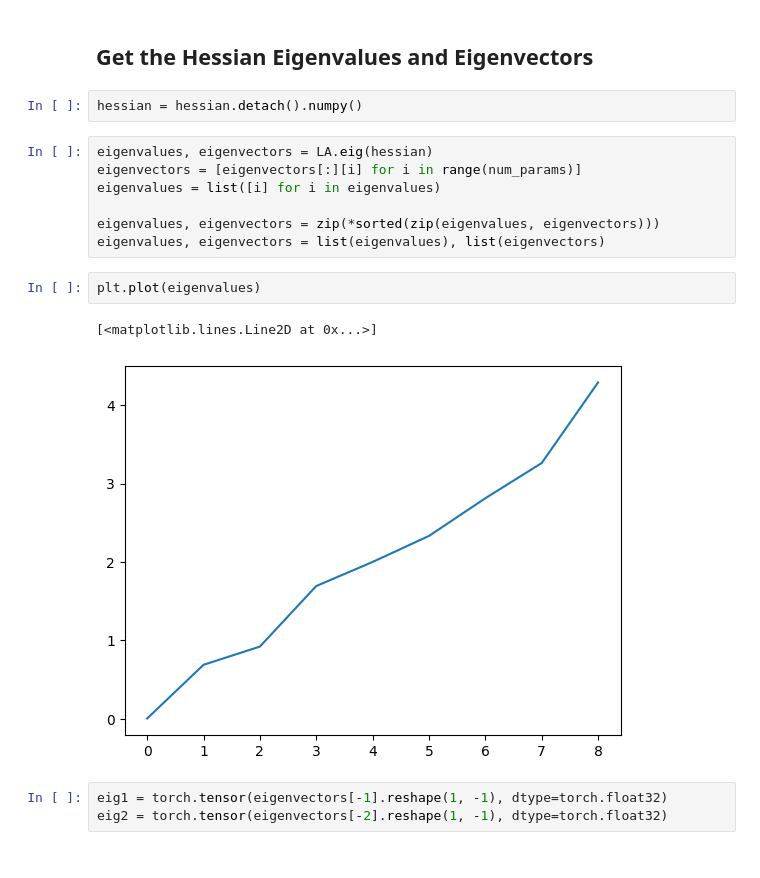
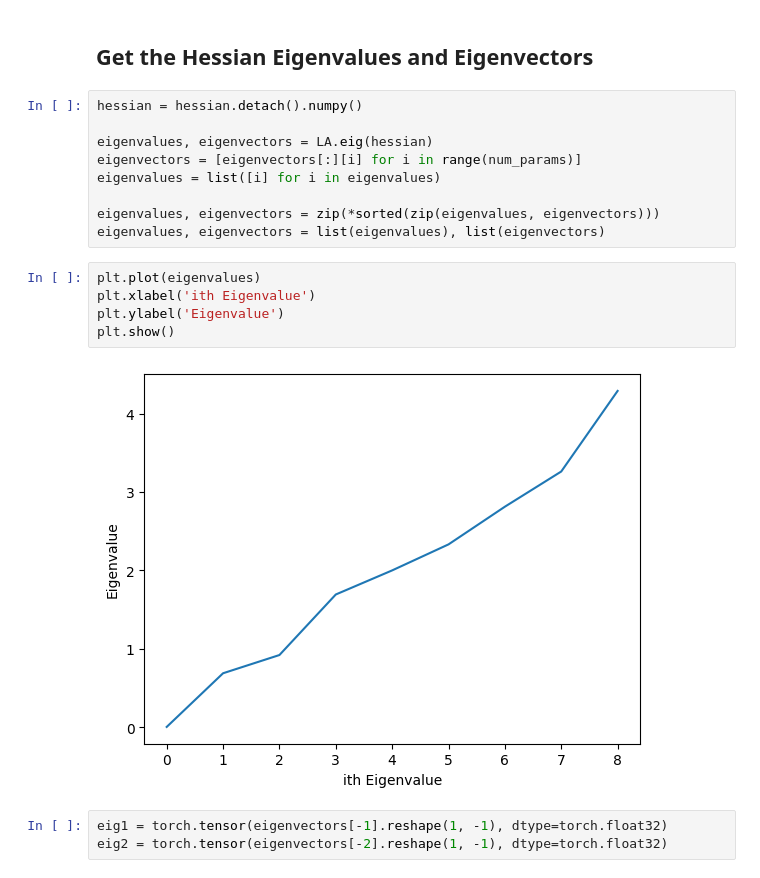
Before and after one commit to daleas0120/townhall_tutorial, a Jupyter notebook: nb1_loss_landscape.ipynb, the cells around one changed output. Saved outputs shown, nothing was run; the diff lists cells and outputs as text.

```diff
--- a/nb1_loss_landscape.ipynb
+++ b/nb1_loss_landscape.ipynb
@@ -144,20 +145,22 @@ plt.imshow(hessian)
 [figure]
 # %% [markdown]
 ## Get the Hessian Eigenvalues and Eigenvectors
-# %%
-hessian = hessian.detach().numpy()
 # %%
+hessian = hessian.detach().numpy()
+
 eigenvalues, eigenvectors = LA.eig(hessian)
 eigenvectors = [eigenvectors[:][i] for i in range(num_params)]
 eigenvalues = list([i] for i in eigenvalues)
 
 eigenvalues, eigenvectors = zip(*sorted(zip(eigenvalues, eigenvectors)))
 eigenvalues, eigenvectors = list(eigenvalues), list(eigenvectors)
-# %%
-plt.plot(eigenvalues)
-# %% [output]
-[<matplotlib.lines.Line2D at 0x...>]
-[figure, removed]
+# %%
+plt.plot(eigenvalues)
+plt.xlabel('ith Eigenvalue')
+plt.ylabel('Eigenvalue')
+plt.show()
+# %% [output]
+[figure, added]
 # %%
 eig1 = torch.tensor(eigenvectors[-1].reshape(1, -1), dtype=torch.float32)
 eig2 = torch.tensor(eigenvectors[-2].reshape(1, -1), dtype=torch.float32)
```
Also changed, not shown: parts of 3 cells of this notebook.
